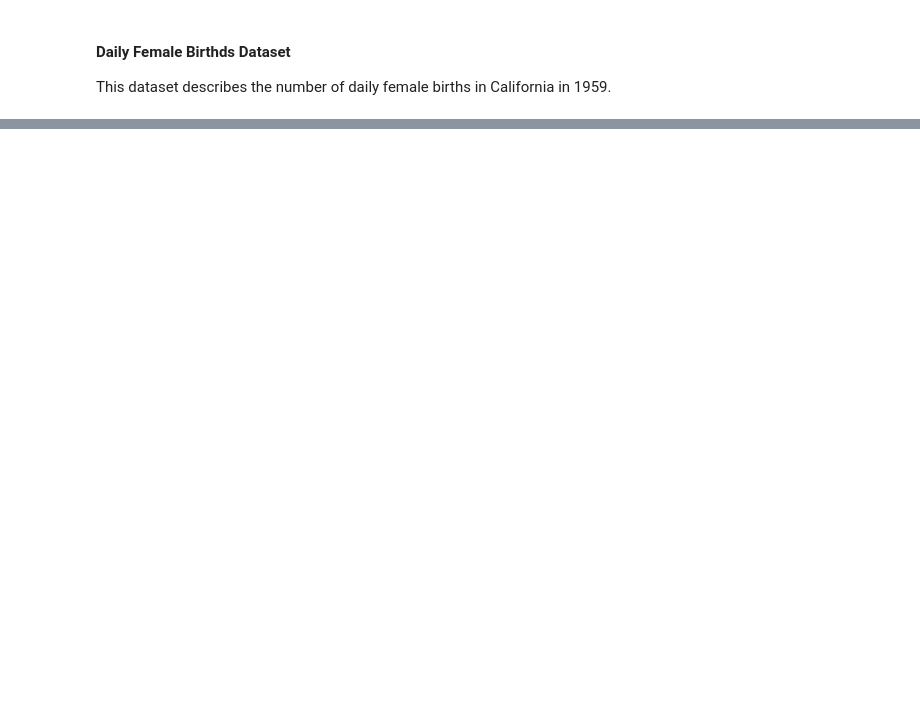
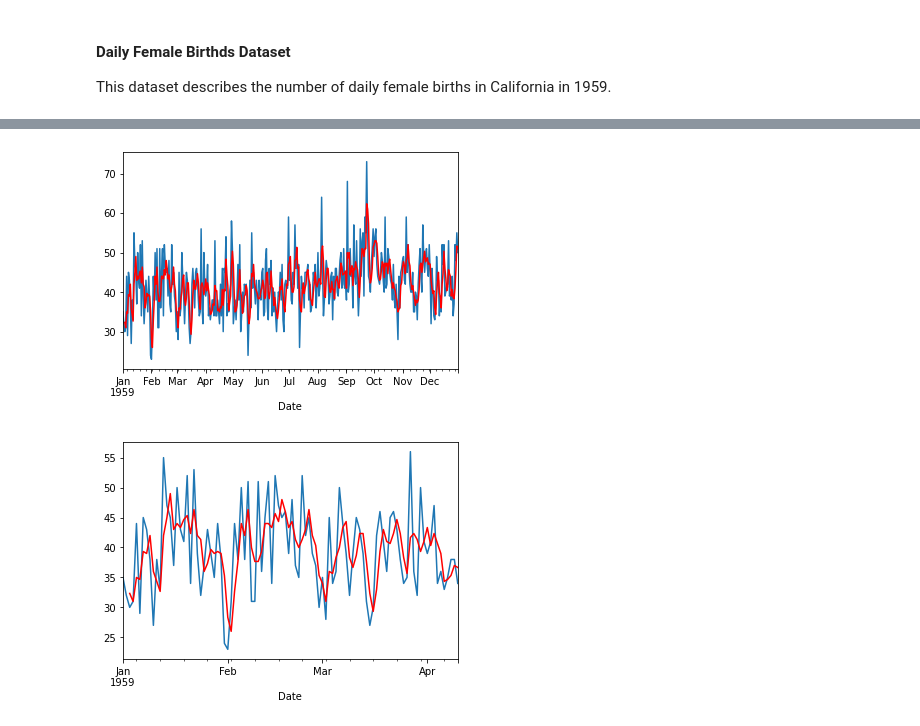
Before and after one commit to Enrique1987/time-series-forecasting-python, a Jupyter notebook: 1_time_series_forecasting_with_python/code/05_Moving_average_smoothing.ipynb, the cells around one changed output, grey strips where cells are left out. Saved outputs shown, nothing was run; the diff lists cells and outputs as text; code cells hidden in the pictures; blank space fills up the shorter version.

```diff
--- a/1_time_series_forecasting_with_python/code/05_Moving_average_smoothing.ipynb
+++ b/1_time_series_forecasting_with_python/code/05_Moving_average_smoothing.ipynb
@@ -91,0 +72,5 @@ pyplot.figure(1)
+# %%
+# tail-rolling average transform
+rolling = series.rolling(window=3)
+rolling_mean = rolling.mean()
+print(rolling_mean.head(10))
@@ -91,0 +96,12 @@ pyplot.figure(1)
+# %%
+# plot original and transformed dataset
+series.plot()
+rolling_mean.plot(color='red')
+pyplot.show()
+# zoomed plot original and transformed dataset
+series[:100].plot()
+rolling_mean[:100].plot(color='red')
+pyplot.show()
+# %% [output]
+[figure, added]
+[figure, added]
```
Also changed, not shown: parts of 13 cells of this notebook.
